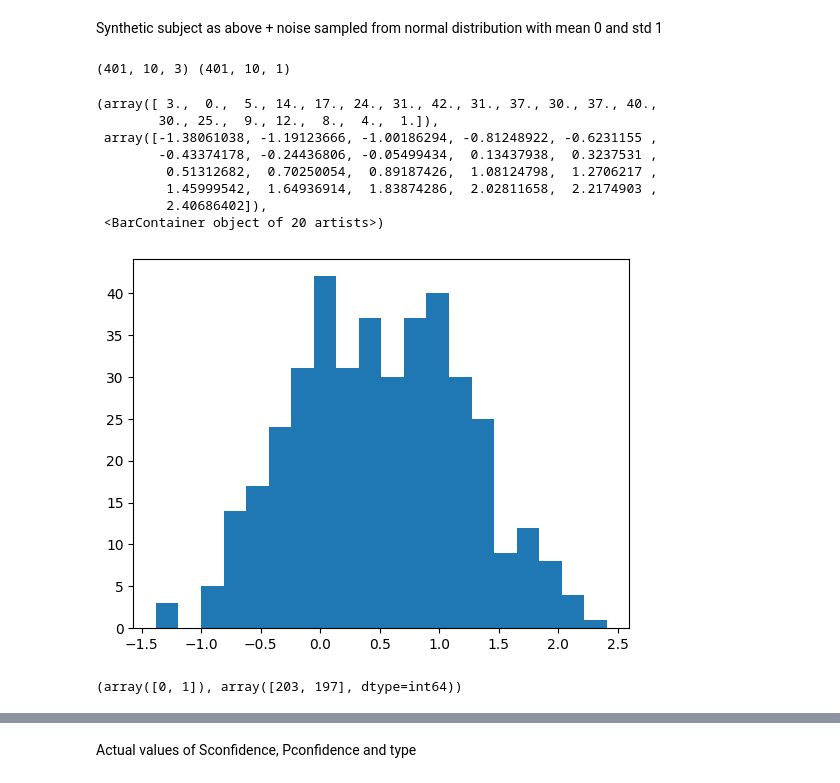
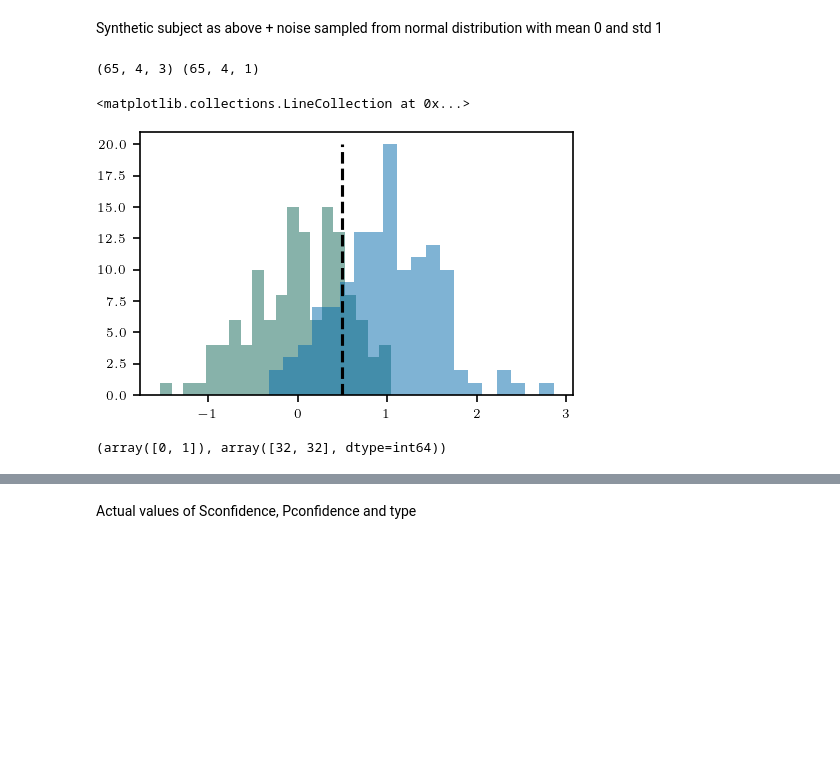
Before and after one commit to meikeoschmann/disRNN-conf-match, a Jupyter notebook: CogModelingRNNsTutorial/synthetic_RNN.ipynb, the cells around one changed output, grey strips where cells are left out. Saved outputs shown, nothing was run; the diff lists cells and outputs as text; code cells hidden in the pictures; blank space fills up the shorter version.

Commit message:
fixed seperating trials by partner type

```diff
--- a/CogModelingRNNsTutorial/synthetic_RNN.ipynb
+++ b/CogModelingRNNsTutorial/synthetic_RNN.ipynb
@@ -67,45 +72,55 @@ Synthetic subject as above + noise sampled from normal distribution with mean 0
 # %%
 features = ['Sconfidence_prev', 'type_prev', 'type']
 
-type_prev = np.random.permutation(np.concatenate((2*np.ones((200,10)), np.ones((200, 10)))))
+type_prev = np.random.permutation(np.concatenate((2*np.ones((32,4)), np.ones((32, 4)))))
+
+# indices of ones and twos
+ones = np.where(type_prev == 1)
+twos = np.where(type_prev == 2)
 
 # shift the type by 1 for type_prev
-type = np.concatenate((type_prev[:-1,:], np.zeros((1,10))))
-confidence_noisy = type_prev - 1 + np.random.normal(0, 0.5, (400,10))
+type = np.concatenate((type_prev[:-1,:], np.zeros((1,4))))
+confidence_noisy = type_prev - 1 + np.random.normal(0, 0.5, (64,4))
+confidence_ones = confidence_noisy[ones]
+confidence_twos = confidence_noisy[twos]
 
 # thresholding to get binary values back
 confidence_prev = np.where(confidence_noisy < 0.5, 0, 1)
 
 # padding
-type_prev_padded = np.concatenate((np.zeros((1,10)), type_prev))
-confidence_prev_padded = np.concatenate((np.zeros((1,10)), confidence_prev))
-type_padded = np.concatenate((type, -1*np.ones((1,10))))
+type_prev_padded = np.concatenate((np.zeros((1,4)), type_prev))
+confidence_prev_padded = np.concatenate((np.zeros((1,4)), confidence_prev))
+type_padded = np.concatenate((type, -1*np.ones((1,4))))
 
 data = np.stack((confidence_prev_padded, type_prev_padded, type_padded), axis=2)
-target =  np.concatenate((data[1:,:,0], -1*np.ones((1,10,)))).reshape(401,10,1)
+target =  np.concatenate((data[1:,:,0], -1*np.ones((1,4,)))).reshape(65,4,1)
 
 print(data.shape, target.shape)
-batch_size = 2
+batch_size = 1
 
 train = DatasetRNN(data, target, batch_size)
 # %% [output]
-(401, 10, 3) (401, 10, 1)
+(65, 4, 3) (65, 4, 1)
-# %%
-plt.hist(confidence_noisy[:,1], bins=20)
-# %% [output]
-(array([ 3.,  0.,  5., 14., 17., 24., 31., 42., 31., 37., 30., 37., 40.,
-        30., 25.,  9., 12.,  8.,  4.,  1.]),
- array([-1.38061038, -1.19123666, -1.00186294, -0.81248922, -0.6231155 ,
-        -0.43374178, -0.24436806, -0.05499434,  0.13437938,  0.3237531 ,
-         0.51312682,  0.70250054,  0.89187426,  1.08124798,  1.2706217 ,
-         1.45999542,  1.64936914,  1.83874286,  2.02811658,  2.2174903 ,
-         2.40686402]),
- <BarContainer object of 20 artists>)
-[figure, removed]
+# %%
+plt.rcParams.update(
+    bundles.icml2022(
+        column="full",
+        nrows=1,
+        ncols=2,
+        usetex=True,
+    )
+)
+plt.rcParams.update(figsizes.icml2022_half(nrows=1, ncols=1))
+plt.hist(confidence_ones, color=rgb.mps_green, alpha=0.5, bins=20)
+plt.hist(confidence_twos, color=rgb.tue_blue, alpha=0.5, bins=20)
+plt.vlines(0.5, 0, 20, color='k', linestyle='--')
+# %% [output]
+<matplotlib.collections.LineCollection at 0x...>
+[figure, added]
 # %%
 np.unique(confidence_prev[:,1], return_counts=True)
 # %% [output]
-(array([0, 1]), array([203, 197], dtype=int64))
+(array([0, 1]), array([32, 32], dtype=int64))
 # %%
 # check data
 print('[Sconfidence previous, type previous, type]   [Sconfidence(target)]')
```
Also changed, not shown: parts of 22 cells of this notebook, 2 other files.
